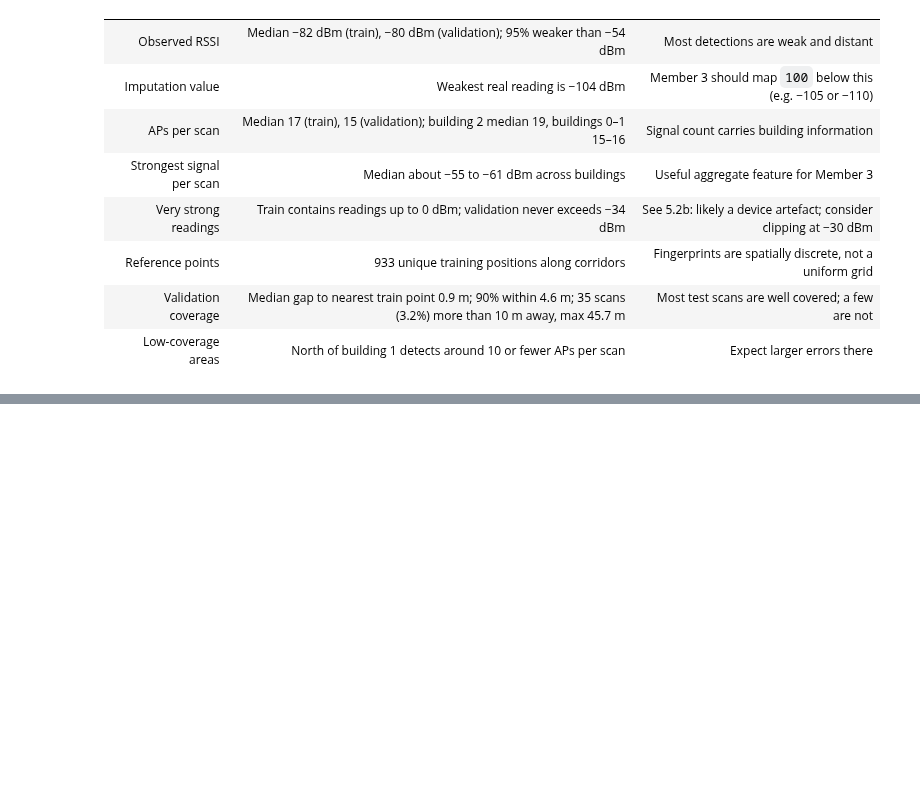
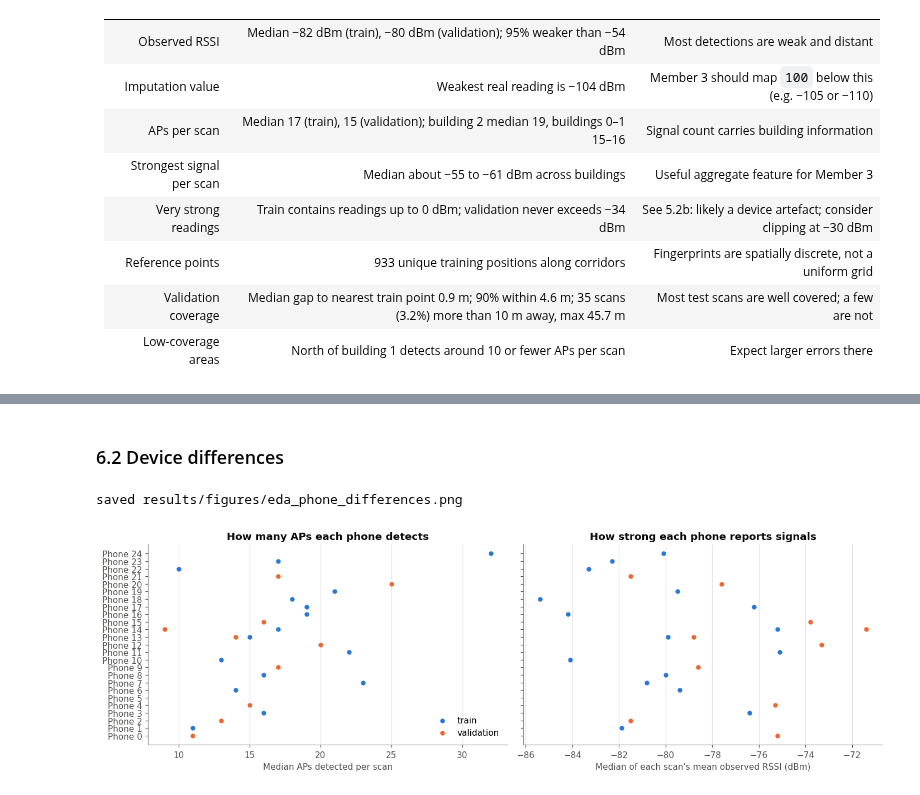
Before and after one commit to Hashicy/indoor-wifi-positioning, a Jupyter notebook: notebooks/01_dataset_eda.ipynb, the cells around one changed output, grey strips where cells are left out. Drawn from its saved outputs; the diff is of its cells as text; code cells hidden in the pictures; blank space fills up the shorter version.

```diff
--- a/notebooks/01_dataset_eda.ipynb
+++ b/notebooks/01_dataset_eda.ipynb
@@ -875,0 +998,44 @@ coverage overall (median 19 APs per scan vs 15–16 in buildings 0 and 1).
+# %% [markdown]
+### 6.2 Device differences
+# %%
+def phone_profile(df, X, split):
+    obs = X.where(X != MISSING_RSSI)
+    return pd.DataFrame({
+        "split": split,
+        "PHONEID": df["PHONEID"].values,
+        "aps_detected": n_detected(X).values,
+        "mean_observed_rssi": obs.mean(axis=1).values,
+    })
+
+prof = pd.concat([phone_profile(train, X_tr, "train"), phone_profile(val, X_va, "validation")])
+phone_summary = (prof.groupby(["PHONEID", "split"])
+                     .agg(scans=("aps_detected", "size"),
+                          median_aps=("aps_detected", "median"),
+                          median_mean_rssi=("mean_observed_rssi", "median"))
+                     .round(1)
+                     .reset_index())
+phone_summary.to_csv(METRICS_DIR / "eda_phone_summary.csv", index=False)
+
+fig, axes = plt.subplots(1, 2, figsize=(13, 4.2), sharey=True)
+for split in ["train", "validation"]:
+    d = phone_summary[(phone_summary["split"] == split) & (phone_summary["scans"] >= 20)]
+    y = [all_phones.index(p) for p in d["PHONEID"]]
+    axes[0].scatter(d["median_aps"], y, s=40, color=SPLIT_COLORS[split],
+                    edgecolors="white", linewidths=0.8, label=split, zorder=3)
+    axes[1].scatter(d["median_mean_rssi"], y, s=40, color=SPLIT_COLORS[split],
+                    edgecolors="white", linewidths=0.8, label=split, zorder=3)
+axes[0].set_yticks(range(len(all_phones)), [f"Phone {p}" for p in all_phones])
+for ax in axes:
+    ax.grid(axis="y", visible=False)
+    ax.grid(axis="x", visible=True)
+axes[0].set_xlabel("Median APs detected per scan")
+axes[1].set_xlabel("Median of each scan's mean observed RSSI (dBm)")
+axes[0].set_title("How many APs each phone detects")
+axes[1].set_title("How strong each phone reports signals")
+axes[0].legend(loc="lower right")
+fig.tight_layout()
+save(fig, "phone_differences")
+plt.show()
+# %% [output]
+saved results/figures/eda_phone_differences.png
+[figure, added]
```
Also changed, not shown: parts of 23 cells of this notebook, 8 other files.
